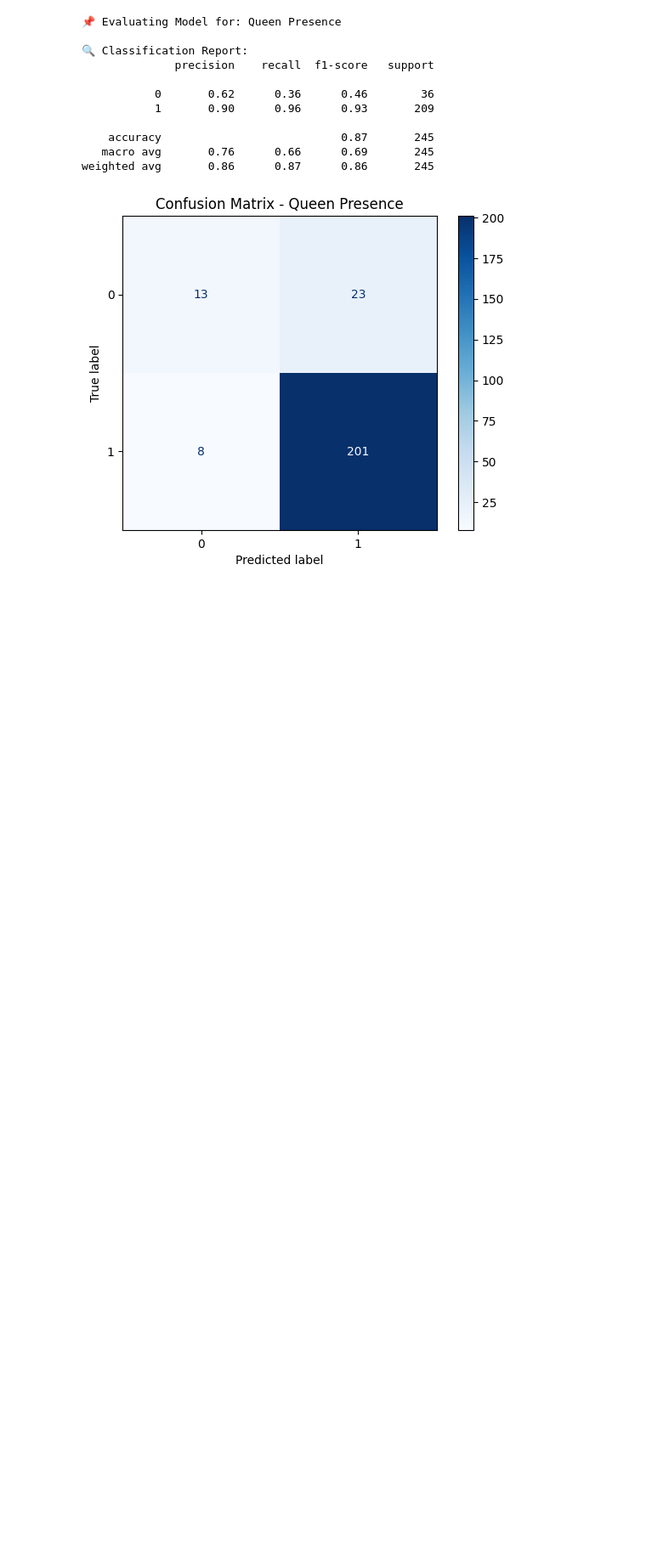
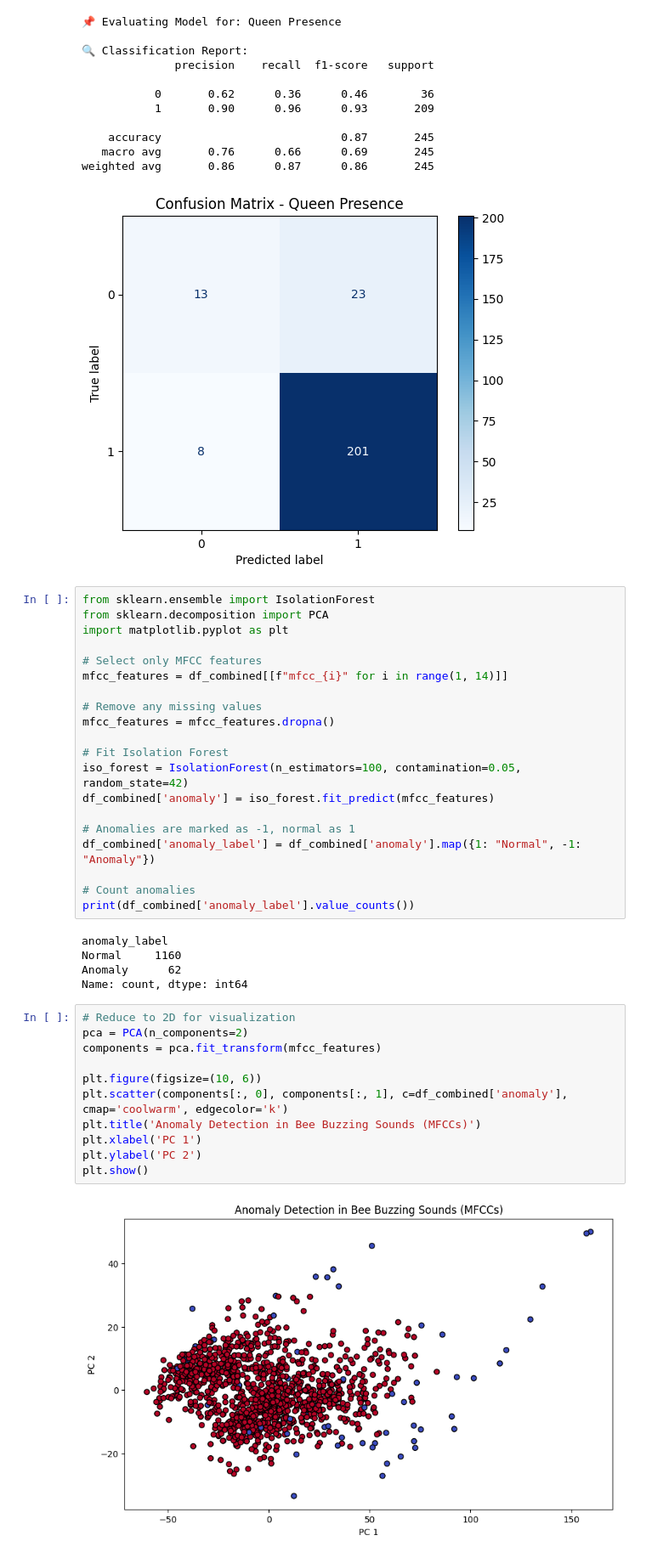
Before and after one commit to Chulanjana/Beehive-Health-Detection-System, a Jupyter notebook: analysis1.ipynb, the cells around one changed output. Shown at 85% size. Drawn from its saved outputs; the diff is of its cells as text; blank space fills up the shorter version.

```diff
--- a/analysis1.ipynb
+++ b/analysis1.ipynb
@@ -431,3 +436,41 @@ weighted avg       0.76      0.76      0.75       245
    macro avg       0.76      0.66      0.69       245
 weighted avg       0.86      0.87      0.86       245
 [figure]
+# %%
+from sklearn.ensemble import IsolationForest
+from sklearn.decomposition import PCA
+import matplotlib.pyplot as plt
+
+# Select only MFCC features
+mfcc_features = df_combined[[f"mfcc_{i}" for i in range(1, 14)]]
+
+# Remove any missing values
+mfcc_features = mfcc_features.dropna()
+
+# Fit Isolation Forest
+iso_forest = IsolationForest(n_estimators=100, contamination=0.05, random_state=42)
+df_combined['anomaly'] = iso_forest.fit_predict(mfcc_features)
+
+# Anomalies are marked as -1, normal as 1
+df_combined['anomaly_label'] = df_combined['anomaly'].map({1: "Normal", -1: "Anomaly"})
+
+# Count anomalies
+print(df_combined['anomaly_label'].value_counts())
+# %% [output]
+anomaly_label
+Normal     1160
+Anomaly      62
+Name: count, dtype: int64
+# %%
+# Reduce to 2D for visualization
+pca = PCA(n_components=2)
+components = pca.fit_transform(mfcc_features)
+
+plt.figure(figsize=(10, 6))
+plt.scatter(components[:, 0], components[:, 1], c=df_combined['anomaly'], cmap='coolwarm', edgecolor='k')
+plt.title('Anomaly Detection in Bee Buzzing Sounds (MFCCs)')
+plt.xlabel('PC 1')
+plt.ylabel('PC 2')
+plt.show()
+# %% [output]
+[figure, added]
```
Also changed, not shown: parts of 8 cells of this notebook, 5 other files.
